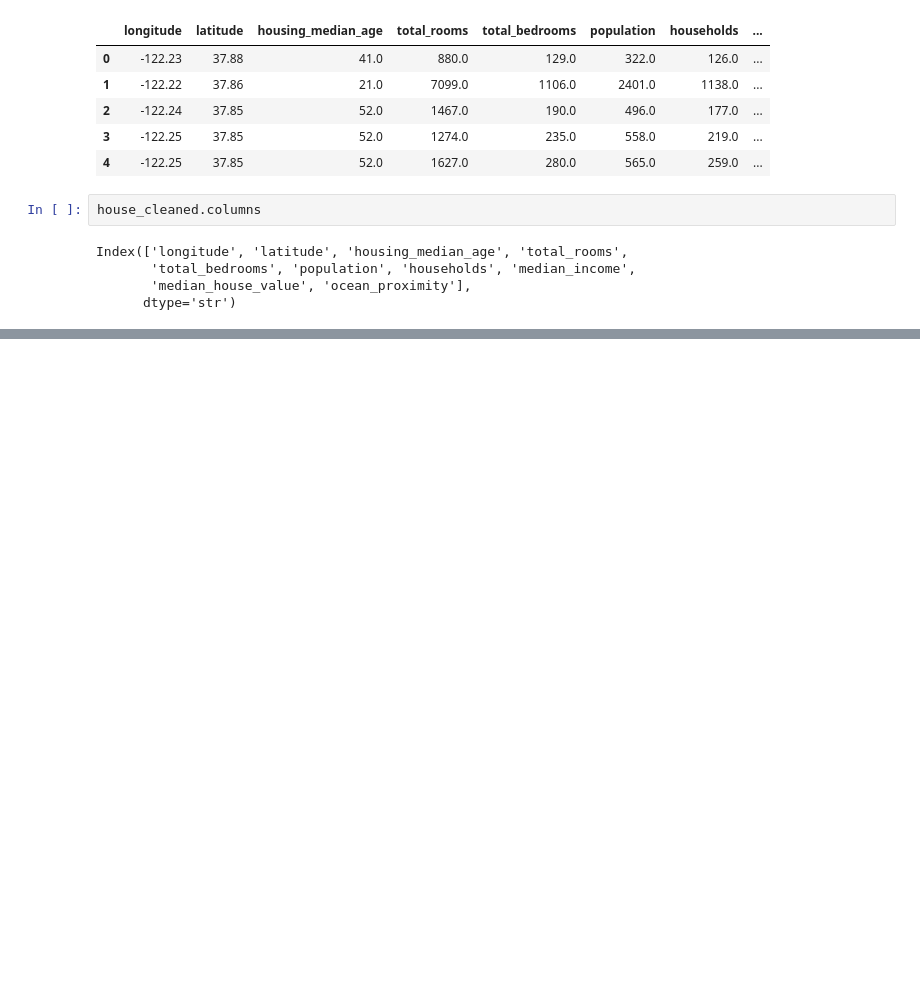
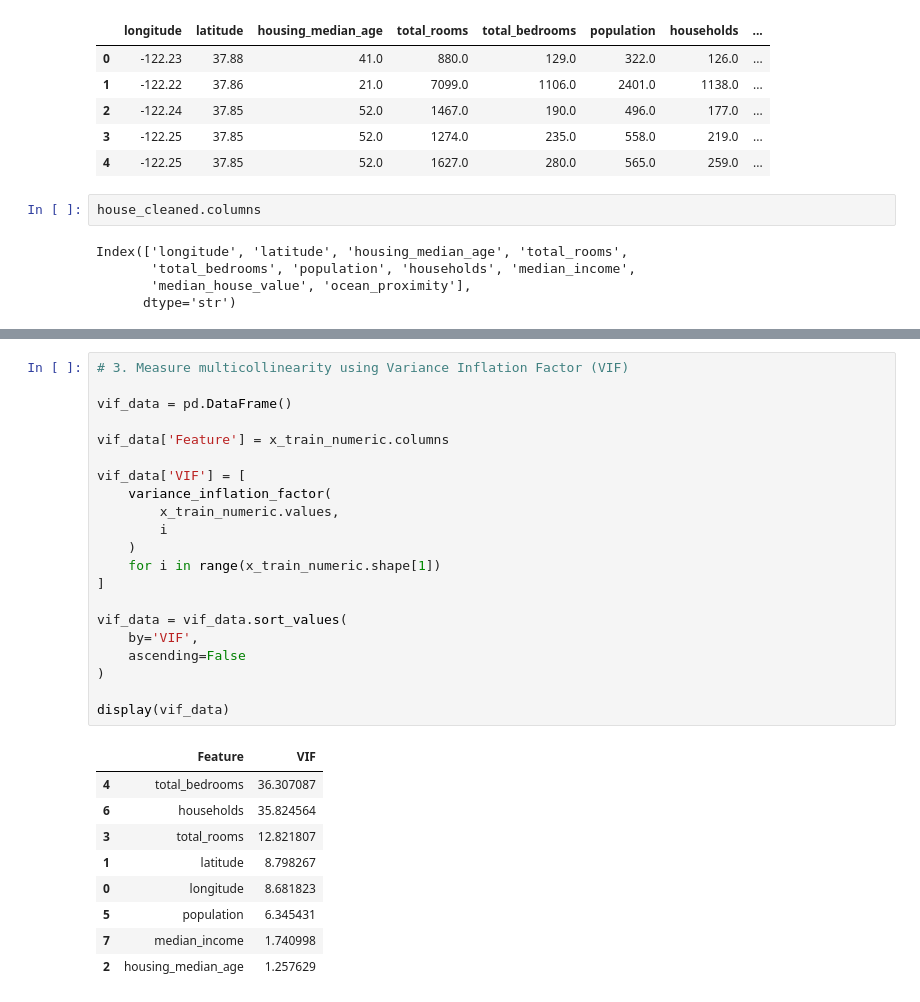
Before and after one commit to timomugishan8-ai/Datheon_Machine_Learning_and_Data_Science_Internship., a Jupyter notebook: Real-Estate House Price Prediction/notebooks/02_data_preparation.ipynb, the cells around one changed output, grey strips where cells are left out. Drawn from its saved outputs; the diff is of its cells as text; blank space fills up the shorter version.

```diff
--- a/Real-Estate House Price Prediction/notebooks/02_data_preparation.ipynb
+++ b/Real-Estate House Price Prediction/notebooks/02_data_preparation.ipynb
@@ -21,0 +76,31 @@ Index(['longitude', 'latitude', 'housing_median_age', 'total_rooms',
+# %%
+# 3. Measure multicollinearity using Variance Inflation Factor (VIF)
+
+vif_data = pd.DataFrame()
+
+vif_data['Feature'] = x_train_numeric.columns
+
+vif_data['VIF'] = [
+    variance_inflation_factor(
+        x_train_numeric.values,
+        i
+    )
+    for i in range(x_train_numeric.shape[1])
+]
+
+vif_data = vif_data.sort_values(
+    by='VIF',
+    ascending=False
+)
+
+display(vif_data)
+# %% [output]
+|  | Feature | VIF |
+| 4 | total_bedrooms | 36.307087 |
+| 6 | households | 35.824564 |
+| 3 | total_rooms | 12.821807 |
+| 1 | latitude | 8.798267 |
+| 0 | longitude | 8.681823 |
+| 5 | population | 6.345431 |
+| 7 | median_income | 1.740998 |
+| 2 | housing_median_age | 1.257629 |
```
Also changed, not shown: parts of 8 cells of this notebook.
